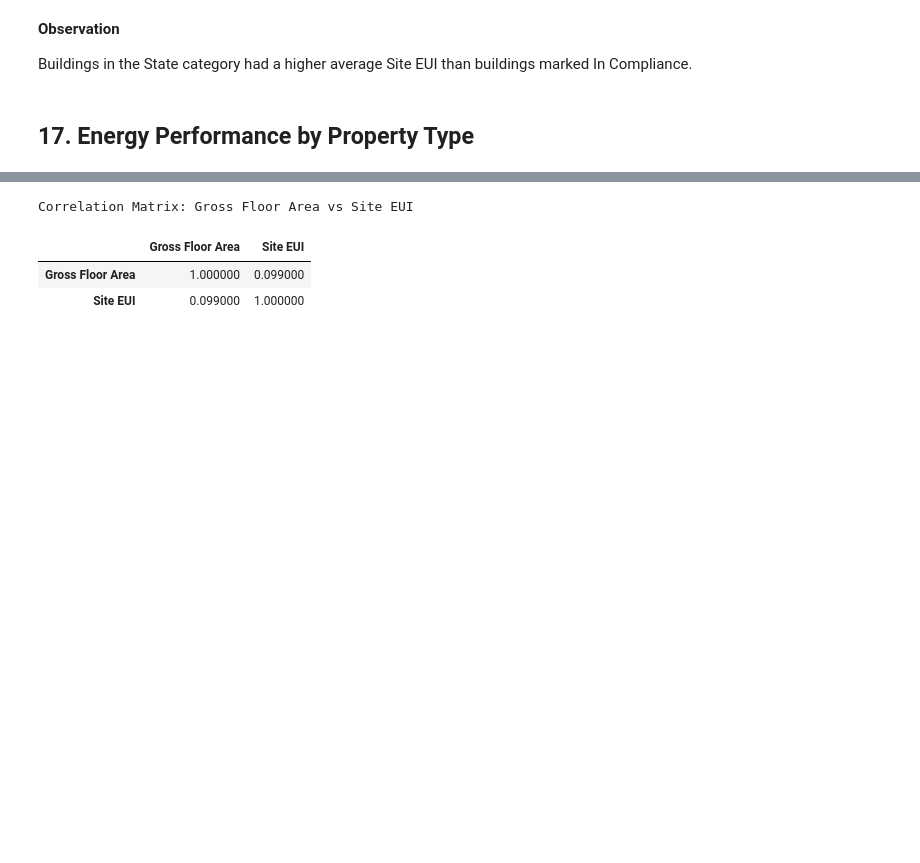
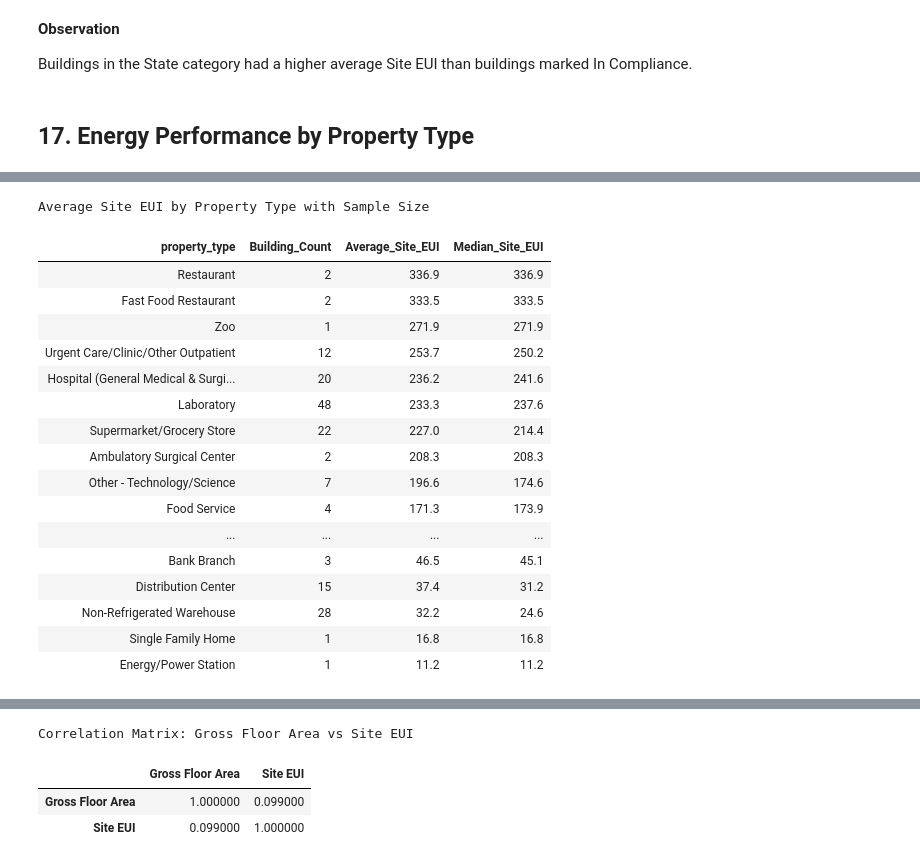
Before and after one commit to ryankellyongh/BERDO-Analysis, a Jupyter notebook: Analysis/BERDO Analysis.ipynb, the cells around one changed output, grey strips where cells are left out. Cells and saved outputs as stored; diff of their text form; code cells hidden in the pictures; blank space fills up the shorter version.

```diff
--- a/Analysis/BERDO Analysis.ipynb
+++ b/Analysis/BERDO Analysis.ipynb
@@ -1556,3 +1495,47 @@ Average Site EUI by Property Type
+# %%
+#Summarize Site EUI by property type with sample size
+property_eui_summary = (
+    df_clean
+    .groupby("property_type")
+    .agg(
+        Building_Count=("site_eui", "count"),
+        Average_Site_EUI=("site_eui", "mean"),
+        Median_Site_EUI=("site_eui", "median")
+    )
+    .reset_index()
+    .sort_values("Average_Site_EUI", ascending=False)
+)
+
+display(
+    property_eui_summary.style
+    .hide(axis="index")
+    .set_caption("Average Site EUI by Property Type with Sample Size")
+    .format({
+        "Building_Count": "{:,}",
+        "Average_Site_EUI": "{:.1f}",
+        "Median_Site_EUI": "{:.1f}"
+    })
+    .set_table_styles(TABLE_STYLES)
+)
+# %% [output]
+Average Site EUI by Property Type with Sample Size
+| property_type | Building_Count | Average_Site_EUI | Median_Site_EUI |
+| Restaurant | 2 | 336.9 | 336.9 |
+| Fast Food Restaurant | 2 | 333.5 | 333.5 |
+| Zoo | 1 | 271.9 | 271.9 |
+| Urgent Care/Clinic/Other Outpatient | 12 | 253.7 | 250.2 |
+| Hospital (General Medical & Surgi... | 20 | 236.2 | 241.6 |
+| Laboratory | 48 | 233.3 | 237.6 |
+| Supermarket/Grocery Store | 22 | 227.0 | 214.4 |
+| Ambulatory Surgical Center | 2 | 208.3 | 208.3 |
+| Other - Technology/Science | 7 | 196.6 | 174.6 |
+| Food Service | 4 | 171.3 | 173.9 |
+| ... | ... | ... | ... |
+| Bank Branch | 3 | 46.5 | 45.1 |
+| Distribution Center | 15 | 37.4 | 31.2 |
+| Non-Refrigerated Warehouse | 28 | 32.2 | 24.6 |
+| Single Family Home | 1 | 16.8 | 16.8 |
+| Energy/Power Station | 1 | 11.2 | 11.2 |
 # %% [markdown]
 ### Observation
 
```
Also changed, not shown: parts of 11 cells of this notebook.
